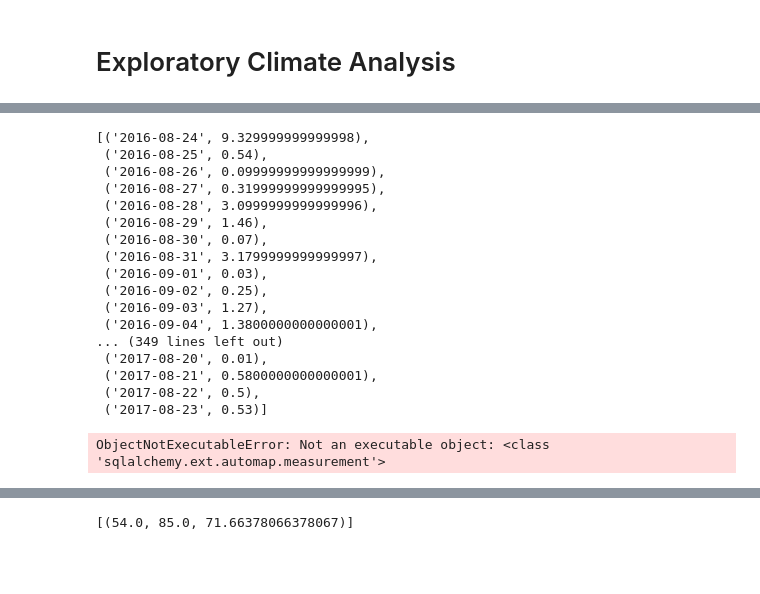
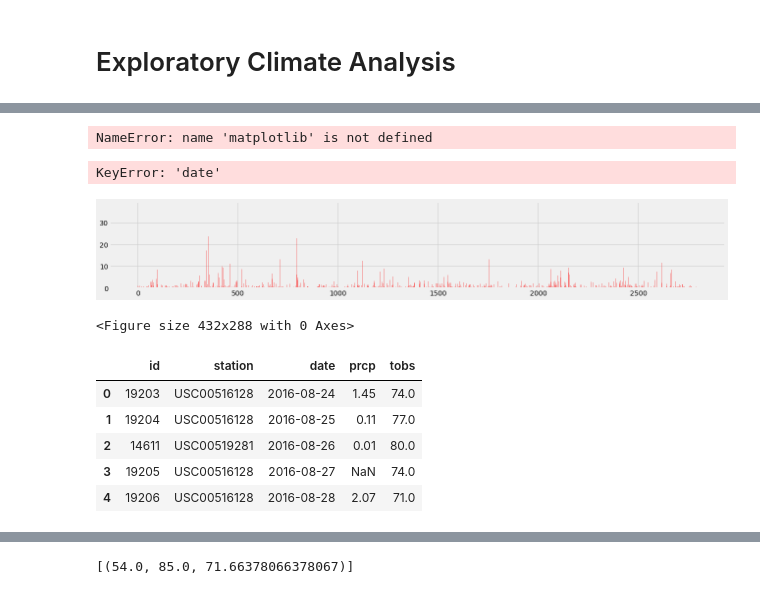
Before and after one commit to kmconnors/SQLAlchemyHW, a Jupyter notebook: climate_starter.ipynb, the cells around one changed output, grey strips where cells are left out. Cells and saved outputs as stored; diff of their text form; code cells hidden in the pictures; blank space fills up the shorter version.

```diff
--- a/climate_starter.ipynb
+++ b/climate_starter.ipynb
@@ -19,5 +22,6 @@ from sqlalchemy import create_engine, func, inspect
 # %%
 engine = create_engine("sqlite:///hawaii.sqlite")
+conn = engine.connect()
 # %%
 # reflect an existing database into a new model
 Base = automap_base()
@@ -60,0 +77,3 @@ tobs FLOAT
+# %%
+data_df.rename(columns={'sum(prcp)': 'prcp'}, inplace=True)
+data_df.head()
@@ -60,0 +87,10 @@ tobs FLOAT
+# %%
+# Use Pandas Plotting with Matplotlib to plot the data
+
+# Filter the DataFrame down only to those columns to chart
+date_precip = data_df[["date","prcp"]]
+
+# Set the index to be "date" so they will be used as labels
+date_precip = date_precip.set_index("date")
+
+date_precip.head()
@@ -61,28 +105,40 @@ tobs FLOAT
+# %%
+# Set x axis and tick locations
+x_axis = np.arange(len(date_precip))
+tick_locations = [value for value in x_axis]
+matplotlib.pyplot.plot_date(x_axis, date_precip.prcp, fmt='o', tz=None, xdate=True, ydate=False, hold=None, data=None, **kwargs)
+# %% [output]
+NameError: name 'matplotlib' is not defined
+# %%
+# Create a list indicating where to write x labels and set figure size to adjust for space
+plt.figure(figsize=(20,3))
+plt.bar(x_axis, date_precip["prcp"], color='r', alpha=0.5, align="center")
+plt.xticks(tick_locations, date_precip["date"], rotation="vertical")
+
+# Set x and y limits
+plt.xlim(-0.75, len(x_axis))
+plt.ylim(0, max(date_precip["prcp"]))
+
+# Set a Title and labels
+plt.title("Precipitation by Date")
+plt.xlabel("Date")
+plt.ylabel("Total Amount of Rainfall in Inches")
+# %% [output]
+KeyError: 'date'
+[figure, added]
+# %%
+plt.show()
+plt.tight_layout()
+# %% [output]
+<Figure size 432x288 with 0 Axes>
 # %%
 # Design a query to retrieve the last 12 months of precipitation data and plot the results
-engine.execute('SELECT date, sum(prcp) FROM Measurement where date<="2017-08-23" and date>="2016-08-24" group by date order by date asc').fetchall()
+precip_df = pd.read_sql('SELECT * FROM Measurement where date<="record" and date>="2016-08-24" group by date order by date asc', conn)
+precip_df.head()
 # %% [output]
-[('2016-08-24', 9.329999999999998),
- ('2016-08-25', 0.54),
- ('2016-08-26', 0.09999999999999999),
- ('2016-08-27', 0.31999999999999995),
- ('2016-08-28', 3.0999999999999996),
- ('2016-08-29', 1.46),
- ('2016-08-30', 0.07),
- ('2016-08-31', 3.1799999999999997),
- ('2016-09-01', 0.03),
- ('2016-09-02', 0.25),
- ('2016-09-03', 1.27),
- ('2016-09-04', 1.3800000000000001),
-... (349 lines left out)
- ('2017-08-20', 0.01),
- ('2017-08-21', 0.5800000000000001),
- ('2017-08-22', 0.5),
- ('2017-08-23', 0.53)]
+|  | id | station | date | prcp | tobs |
+| 0 | 19203 | USC00516128 | 2016-08-24 | 1.45 | 74.0 |
+| 1 | 19204 | USC00516128 | 2016-08-25 | 0.11 | 77.0 |
+| 2 | 14611 | USC00519281 | 2016-08-26 | 0.01 | 80.0 |
+| 3 | 19205 | USC00516128 | 2016-08-27 | NaN | 74.0 |
+| 4 | 19206 | USC00516128 | 2016-08-28 | 2.07 | 71.0 |
-# %%
-results = engine.execute(Measurement).\
-    order_by(Measurement.date.desc()).all()
-
-#results.df = pd.DataFrame(date, prcp)
-# %% [output]
-ObjectNotExecutableError: Not an executable object: <class 'sqlalchemy.ext.automap.measurement'>
```
Also changed, not shown: parts of 10 cells of this notebook, 1 other file.
